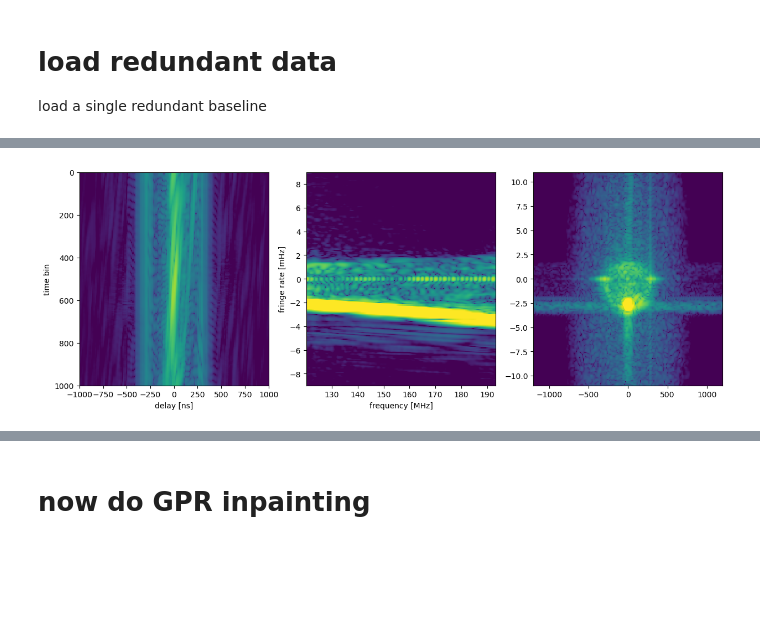
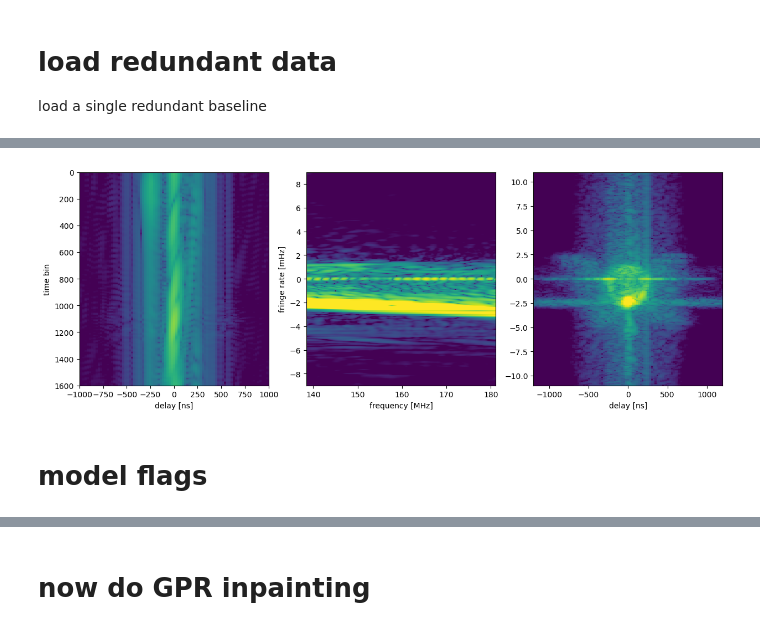
Before and after one commit to Xiaoyunshao/radio_gpr_work, a Jupyter notebook: nkern/gprlim_inpaint.ipynb, the cells around one changed output, grey strips where cells are left out. Drawn from its saved outputs; the diff is of its cells as text; code cells hidden in the pictures; blank space fills up the shorter version.

```diff
--- a/nkern/gprlim_inpaint.ipynb
+++ b/nkern/gprlim_inpaint.ipynb
@@ -115,12 +122,6 @@ vd, meta = gp_utils.load_uvdata(
     bls=bls,
     time_ints=time_ints,
     freq_chans=freq_chans,
-    pols=['ee'],
+    pols=['nn'],
     device=device,
 )
-freqs = meta['freqs'] / 1e6
-lsts = meta['lsts']
-times = (meta['times'] - meta['times'][0]) * 24 * 3600
-Ntimes = len(times)
-Nfreqs = len(freqs)
-reds = meta['reds']
@@ -149,8 +132,17 @@ if inflate_data and vd.Nbls == 1:
+# %%
+add_reflection = False
+if add_reflection:
+    vd.data *= (1 + 1e-2 * (torch.exp(2j*np.pi*2000e-9*freqs*1e6) + torch.exp(-2j*np.pi*2000e-9*freqs*1e6)))
+# %%
+add_gains = False
+if add_gains:
+    G = torch.randn(vd.Nbls) / 10 + 1
+    vd.data *= G[:, None, None]
 # %%
 add_noise = False
 ns_draw = torch.randn_like(vd.data) * noise_amp * 1e-10
 if add_noise:
-    ns_draw = torch.randn_like(vd.data) * noise_amp * 1e-2
+    ns_draw = torch.randn_like(vd.data) * noise_amp * 1e-6
     vd.data += ns_draw
 # %%
 # look at how large the data is
@@ -310,15 +189,18 @@ FT2 = FFT(dim=-2, N=vd.data.shape[-2], ndim=2, window='bh', dx=(lsts[1]-lsts[0])
 # %%
 fig, axes = plt.subplots(1, 3, figsize=(15, 5))
 axes[0].imshow(FT1(vd.data)[0,0,0].abs().log10(), aspect='auto', interpolation='none', vmin=-1, vmax=5,
                extent=[FT1.freqs[0], FT1.freqs[-1], Ntimes, 0])
 axes[0].set_xlim(-1000, 1000); axes[0].set_xlabel('delay [ns]'); axes[0].set_ylabel('time bin')
 
 axes[1].imshow(FT2(vd.data)[0,0,0].abs().log10(), aspect='auto', interpolation='none', vmin=0, vmax=3,
                extent=[freqs[0], freqs[-1], FT2.freqs[-1], FT2.freqs[0]])
 axes[1].set_ylim(-9, 9); axes[1].set_xlabel('frequency [MHz]'); axes[1].set_ylabel('fringe rate [mHz]')
 
 axes[2].imshow(FT1(FT2(vd.data))[0,0,0].abs().log10(), aspect='auto', interpolation='none', vmin=-1, vmax=5,
                extent=[FT1.freqs[0], FT1.freqs[-1], FT2.freqs[-1], FT2.freqs[0]])
 axes[2].set_xlim(-1200, 1200); axes[2].set_ylim(-11, 11);
+axes[2].set_xlabel('delay [ns]');
 # %% [output]
-[figure, old version]
+[figure, new version]
+# %% [markdown]
+# model flags
```
Also changed, not shown: parts of 34 cells of this notebook, 1 other file.
